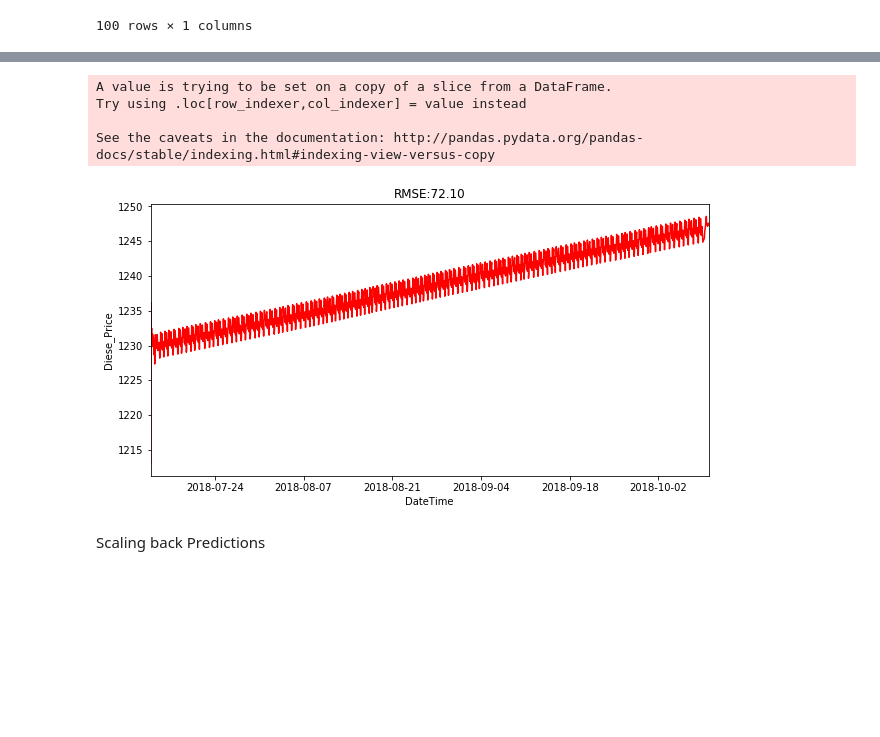
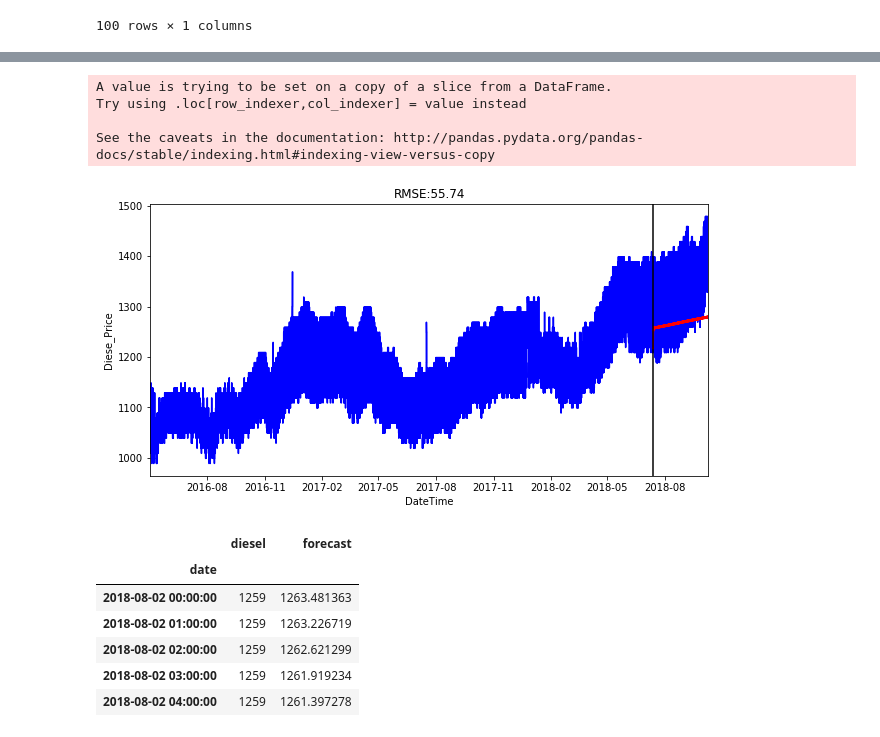
Before and after one commit to bibekthapaliya/Arima_model_Fuel_price_prediction, a Jupyter notebook: Master_Thesis-Hamburg_station_e74.ipynb, the cells around one changed output, grey strips where cells are left out. Drawn from its saved outputs; the diff is of its cells as text; code cells hidden in the pictures; blank space fills up the shorter version.

Commit message:
Forecast and Hourly Data

```diff
--- a/Master_Thesis-Hamburg_station_e74.ipynb
+++ b/Master_Thesis-Hamburg_station_e74.ipynb
@@ -704,7 +704,7 @@ for param in pdq:
         except:
             continue
 # %%
-model =sm.tsa.statespace.SARIMAX(training.values,order=(1, 1, 7),
+model =sm.tsa.statespace.SARIMAX(training.values,order=(1, 1, 1),
                                 seasonal_order=(1, 1, 1, 24),
                                 enforce_stationarity=False,
                                 enforce_invertibilit=False)
@@ -785,13 +785,13 @@ testing['forecast']=model_fit.forecast(K)
 print(testing['forecast'])
 #plot forecast results and display RMSE
 plt.figure(figsize=(10,5))
-#plt.plot(df,'b');
+plt.plot(df,'b');
 plt.plot(testing['forecast'],'r');
 
 plt.title('RMSE:%.2f'% np.sqrt(sum((testing['diesel']-testing['forecast'])**2)/len(testing)));
 plt.xlabel("DateTime");
 plt.ylabel("Diese_Price");
 plt.autoscale(enable=True,axis='x',tight=True)
-#plt.axvline(x=tf.index[split_point],color='black');#line separates training/testing
+plt.axvline(x=df.index[split_point],color='black');#line separates training/testing
 # %% [output]
 date
@@ -813,8 +813,17 @@ date
 Name: forecast, Length: 2983, dtype: float64
 A value is trying to be set on a copy of a slice from a DataFrame.
 Try using .loc[row_indexer,col_indexer] = value instead
 
 See the caveats in the documentation: http://pandas.pydata.org/pandas-docs/stable/indexing.html#indexing-view-versus-copy
-[figure, old version]
+[figure, new version]
-# %% [markdown]
-Scaling back Predictions
+# %%
+test=testing['2018-8-2':'2018-8-9']
+test.head()
+# %% [output]
+|  | diesel | forecast |
+| date |  |  |
+| 2018-08-02 00:00:00 | 1259 | 1263.481363 |
+| 2018-08-02 01:00:00 | 1259 | 1263.226719 |
+| 2018-08-02 02:00:00 | 1259 | 1262.621299 |
+| 2018-08-02 03:00:00 | 1259 | 1261.919234 |
+| 2018-08-02 04:00:00 | 1259 | 1261.397278 |
```
Also changed, not shown: parts of 4 cells of this notebook, 8 other files.
